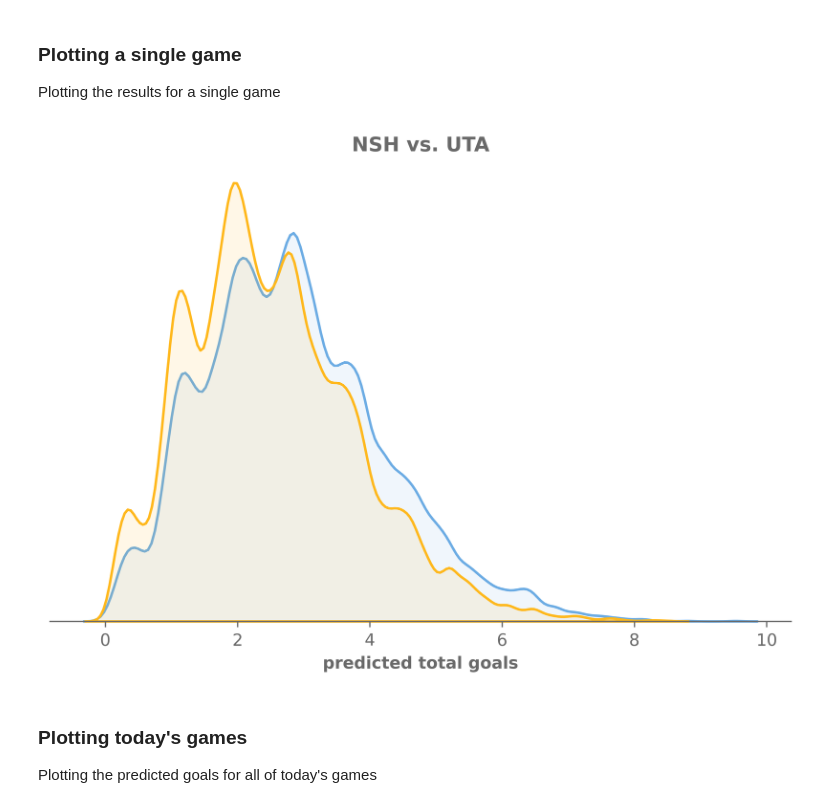
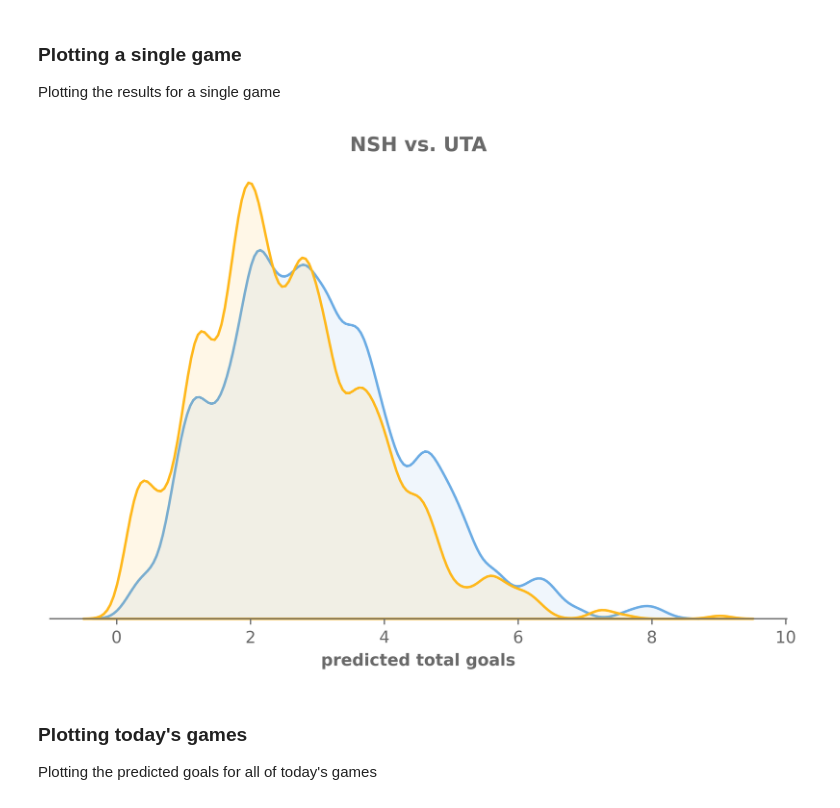
Before and after one commit to chickenandstats/chickenstats-blog, a Jupyter notebook: nbs/blog/posts/tutorials/monte_carlo/index.ipynb, the cells around one changed output. Drawn from its saved outputs; the diff is of its cells as text; code cells hidden in the pictures.

Commit message:
Monte carlo simulations
Updating monte carlo simulations

```diff
--- a/nbs/blog/posts/tutorials/monte_carlo/index.ipynb
+++ b/nbs/blog/posts/tutorials/monte_carlo/index.ipynb
@@ -598,5 +617,10 @@ def prep_todays_games(
 # %%
-todays_games = prep_todays_games(schedule=schedule, team_stats=team_stats, nhl_stats=nhl_stats, latest_date=latest_date)
+todays_games = prep_todays_games(
+    schedule=schedule,
+    team_stats=team_stats,
+    nhl_stats=nhl_stats,
+    latest_date=latest_date,
+)
 # %%
 todays_games.head(5)
 # %% [output]
@@ -710,5 +734,7 @@ def simulate_game(game: dict) -> dict:
 # %%
-game = todays_games.filter(pl.col("home_team") == "NSH").to_dicts()[0]
+game = todays_games.filter(
+    (pl.col("away_team") == "NSH") | (pl.col("home_team") == "NSH")
+).to_dicts()[0]
 # %%
 pl.DataFrame(simulate_game(game))  # Showing it as a dataframe just to make it easy
 # %% [output]
@@ -805,6 +831,10 @@ def predict_games(
 # %%
 predictions = predict_games(
-    predict_game, todays_games, total_simulations=10_000, n_workers=6, disable_progress_bar=True
+    predict_game,
+    todays_games,
+    total_simulations=1_000,
+    n_workers=1,
+    disable_progress_bar=True,
 )
 # %%
 predictions.head(5)
@@ -1001,7 +1046,8 @@ Plotting the results of your simulations
 Taking the NHL colors and making a dictionary out of them
 # %%
 color_dict = {
-    key: (value["GOAL"] if value["GOAL"] != "#FFFFFF" else value["SHOT"]) for key, value in NHL_COLORS.items()
+    key: (value["GOAL"] if value["GOAL"] != "#FFFFFF" else value["SHOT"])
+    for key, value in NHL_COLORS.items()
 }
 # %% [markdown]
 ### Plotting a single game
@@ -1012,10 +1058,16 @@ figsize = (8, 5)
 nrows = 1  # len(assessed_predictions["home_team"].to_list())
 ncols = 1
 
-fig, ax = plt.subplots(nrows=nrows, ncols=ncols, figsize=figsize, dpi=dpi, sharex=True, sharey=True)
+fig, ax = plt.subplots(
+    nrows=nrows, ncols=ncols, figsize=figsize, dpi=dpi, sharex=True, sharey=True
+)
 
 for idx, game in enumerate(
-    assessed_predictions.filter(pl.col("home_team") == "NSH").sort("predicted_home_total_goals_mean").to_dicts()
+    assessed_predictions.filter(
+        (pl.col("away_team") == "NSH") | (pl.col("home_team") == "NSH")
+    )
+    .sort("predicted_away_total_goals_mean")
+    .to_dicts()
 ):
     # ax = axs[idx]
 
@@ -1024,35 +1076,37 @@ for idx, game in enumerate(
     venues = ["away", "home"]
 
     for venue in venues:
         sns.kdeplot(
             data=plot_predictions,
             x=plot_predictions[f"predicted_{venue}_total_goals"],
             bw_adjust=0.5,
             clip_on=False,
             fill=True,
             alpha=0.1,
             linewidth=1.5,
             hue=plot_predictions[f"{venue}_team"],
             palette=color_dict,
             legend=False,
             ax=ax,
         )
 
     sns.despine(left=True)
 
     ax.set(yticks=[], ylabel="", xlabel="predicted total goals")
 
     if idx != (nrows - 1):
         ax.set(xticks=[])
 
     # else:
     #     ax.set(xlabel="predicted total goals")
 
     ax.set_title(f"{game['home_team']} vs. {game['away_team']}")
 
-fig.savefig(f"./charts/{latest_date}_NSH.png", dpi=650, bbox_inches="tight", facecolor="white")
+fig.savefig(
+    f"./charts/{latest_date}_NSH.png", dpi=650, bbox_inches="tight", facecolor="white"
+)
 # %% [output]
-[figure, old version]
+[figure, new version]
 # %% [markdown]
 ### Plotting today's games
 Plotting the predicted goals for all of today's games
```
Also changed, not shown: parts of 38 cells of this notebook, 8 other files.
